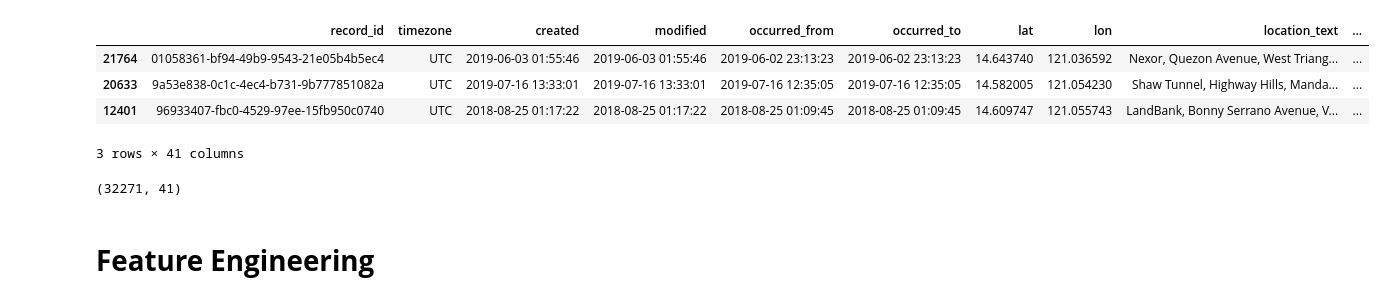
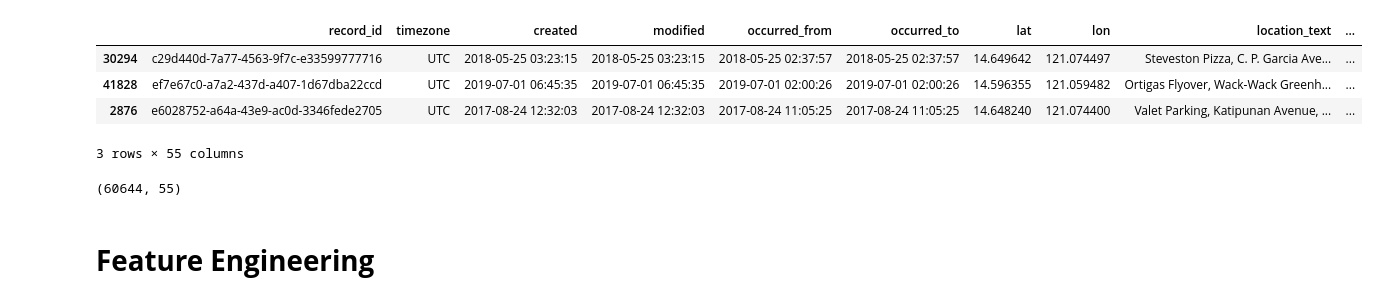
Before and after one commit to pjcroxas/Transportation-Data-Science, a Jupyter notebook: DRIVERs_Accident_Analysis.ipynb, the cells around one changed output. Saved outputs shown, nothing was run; the diff lists cells and outputs as text; code cells hidden in the pictures.

```diff
--- a/DRIVERs_Accident_Analysis.ipynb
+++ b/DRIVERs_Accident_Analysis.ipynb
@@ -16,18 +23,18 @@ warnings.filterwarnings('ignore')
 # %%
 dirs = "/content/drive/My Drive/Data Science Portfolio/Transportation Analytics"
-crash_df = pd.read_excel(dirs+"/DRIVERs_2017_2021.xlsx")
+crash_df = pd.read_excel(dirs+"/DRIVERs_2017_2021_v2.xlsx")
 crash_df.sample(3)
 # %% [output]
 |  | record_id | timezone | created | modified | occurred_from | occurred_to | lat | lon | location_text | ... |
-| 21764 | 01058361-bf94-49b9-9543-21e05b4b5ec4 | UTC | 2019-06-03 01:55:46 | 2019-06-03 01:55:46 | 2019-06-02 23:13:23 | 2019-06-02 23:13:23 | 14.643740 | 121.036592 | Nexor, Quezon Avenue, West Triang... | ... |
-| 20633 | 9a53e838-0c1c-4ec4-b731-9b777851082a | UTC | 2019-07-16 13:33:01 | 2019-07-16 13:33:01 | 2019-07-16 12:35:05 | 2019-07-16 12:35:05 | 14.582005 | 121.054230 | Shaw Tunnel, Highway Hills, Manda... | ... |
-| 12401 | 96933407-fbc0-4529-97ee-15fb950c0740 | UTC | 2018-08-25 01:17:22 | 2018-08-25 01:17:22 | 2018-08-25 01:09:45 | 2018-08-25 01:09:45 | 14.609747 | 121.055743 | LandBank, Bonny Serrano Avenue, V... | ... |
+| 30294 | c29d440d-7a77-4563-9f7c-e33599777716 | UTC | 2018-05-25 03:23:15 | 2018-05-25 03:23:15 | 2018-05-25 02:37:57 | 2018-05-25 02:37:57 | 14.649642 | 121.074497 | Steveston Pizza, C. P. Garcia Ave... | ... |
+| 41828 | ef7e67c0-a7a2-437d-a407-1d67dba22ccd | UTC | 2019-07-01 06:45:35 | 2019-07-01 06:45:35 | 2019-07-01 02:00:26 | 2019-07-01 02:00:26 | 14.596355 | 121.059482 | Ortigas Flyover, Wack-Wack Greenh... | ... |
+| 2876 | e6028752-a64a-43e9-ac0d-3346fede2705 | UTC | 2017-08-24 12:32:03 | 2017-08-24 12:32:03 | 2017-08-24 11:05:25 | 2017-08-24 11:05:25 | 14.648240 | 121.074400 | Valet Parking, Katipunan Avenue, ... | ... |
-3 rows × 41 columns
+3 rows × 55 columns
 # %%
 # Dataframe Shape
 crash_df.shape
 # %% [output]
-(32271, 41)
+(60644, 55)
 # %% [markdown]
 # **Feature Engineering**
 # %%
```
Also changed, not shown: parts of 52 cells of this notebook.
